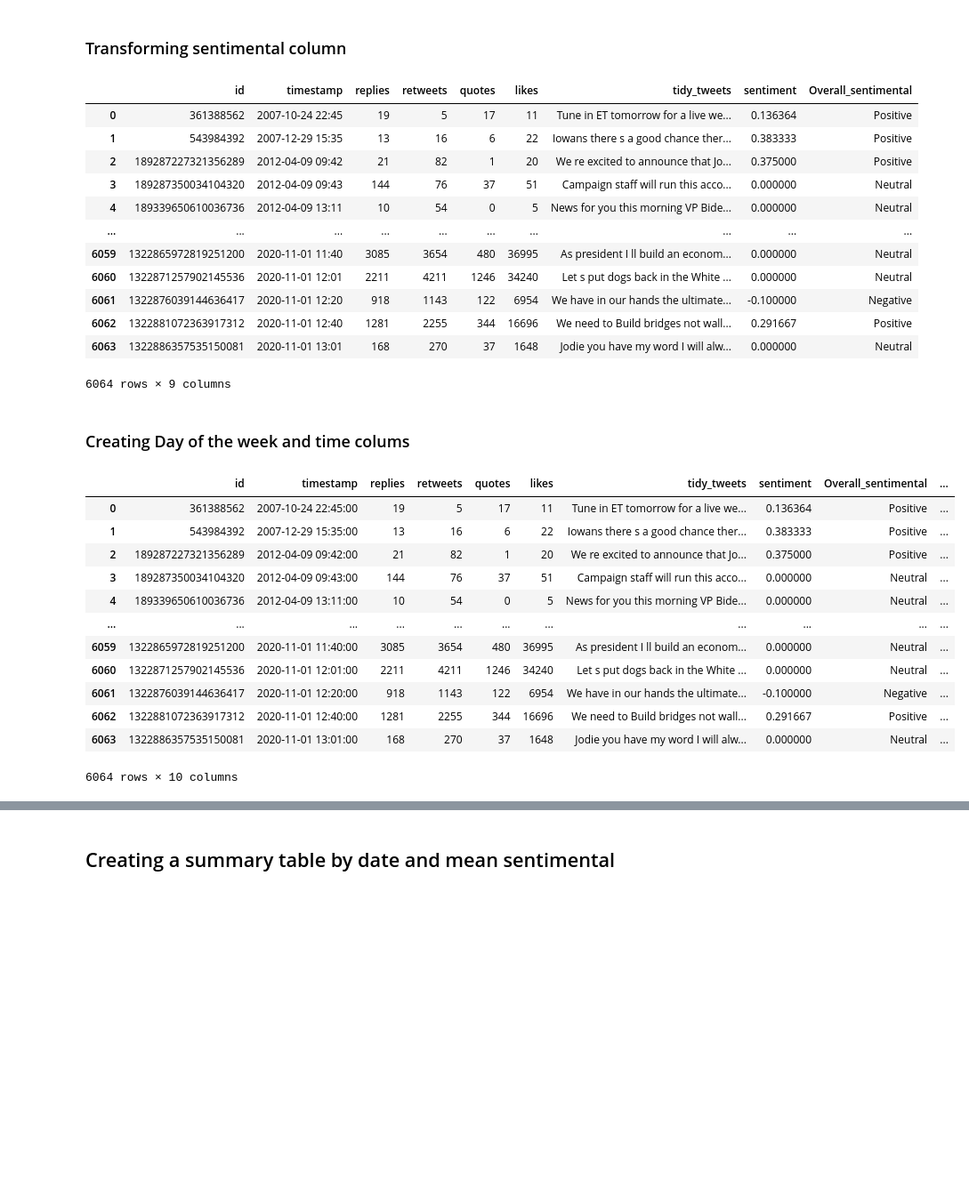
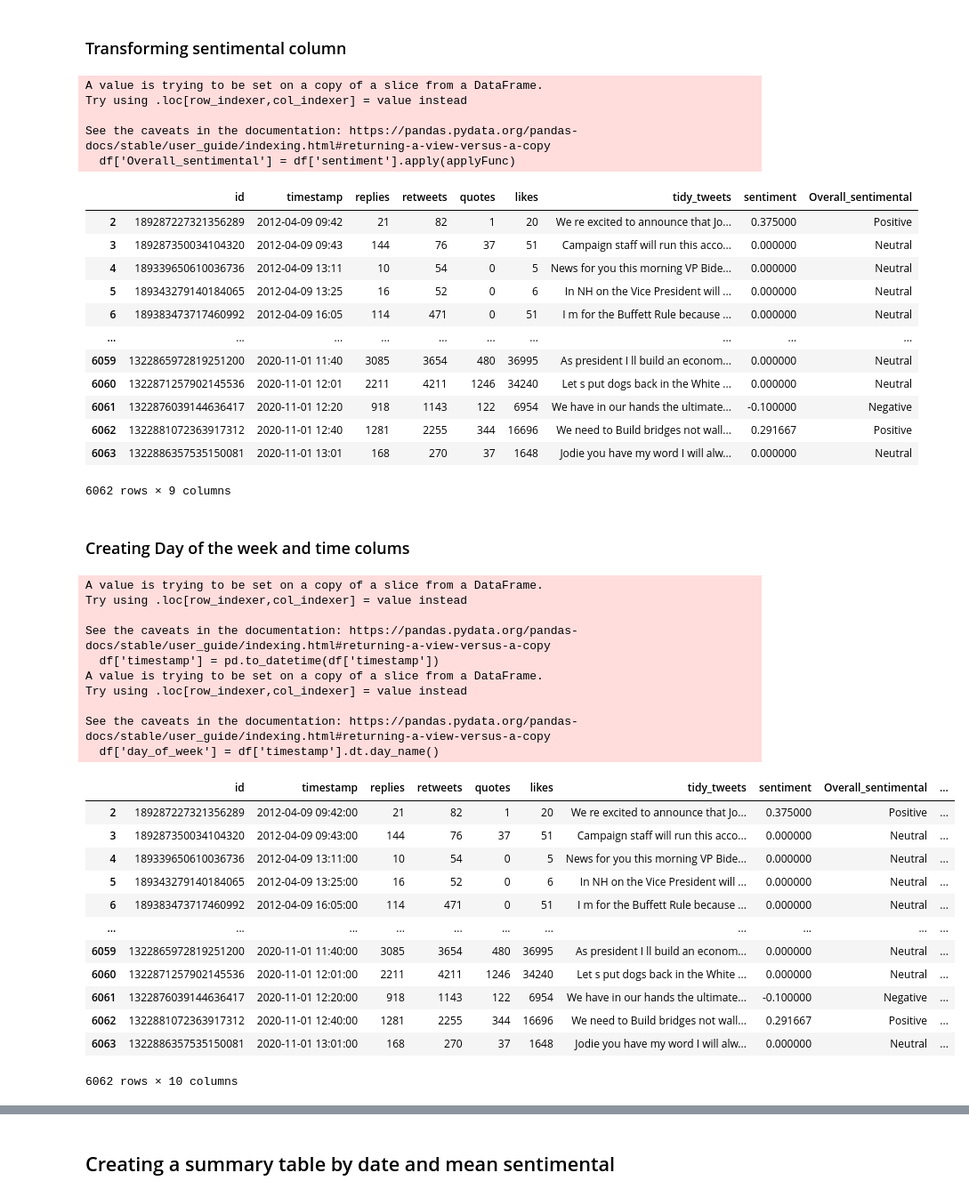
Before and after one commit to richard-gm/webServerDataViz, a Jupyter notebook: Sentimental_analysis_JoeBiden.ipynb, the cells around one changed output, grey strips where cells are left out. Shown at 89% size. Drawn from its saved outputs; the diff is of its cells as text; code cells hidden in the pictures; blank space fills up the shorter version.

```diff
--- a/Sentimental_analysis_JoeBiden.ipynb
+++ b/Sentimental_analysis_JoeBiden.ipynb
@@ -31,4 +33,4 @@ quotes       0
 likes        0
 dtype: int64
 # %%
-data.drop(["url"], axis =1,inplace=True)
+df.drop(["url"], axis =1,inplace=True)
@@ -46,7 +53,7 @@ Requirement already satisfied, skipping upgrade: tqdm in /opt/anaconda3/lib/pyth
 Note: you may need to restart the kernel to use updated packages.
 # %%
 #Cleanning up tweet column
-data['tidy_tweets'] = data['tweet'].str.replace('[^a-zA-Z#]+',' ')
-data.drop(["tweet"], axis =1,inplace=True)
-data
+df['tidy_tweets'] = df['tweet'].str.replace('[^a-zA-Z#]+',' ')
+df.drop(["tweet"], axis =1,inplace=True)
+df
 # %% [output]
@@ -68,6 +80,6 @@ data
 import pandas as pd
 from textblob import TextBlob
 
-data['sentiment'] = data.tidy_tweets.apply(lambda x: TextBlob(str(x)).sentiment.polarity)
-data
+df['sentiment'] = df.tidy_tweets.apply(lambda x: TextBlob(str(x)).sentiment.polarity)
+df
 # %% [output]
@@ -94,41 +111,56 @@ def applyFunc(s):
         return 'Negative'
     return 'Neutral'
 
-data['Overall_sentimental'] = data['sentiment'].apply(applyFunc)
-data
+df['Overall_sentimental'] = df['sentiment'].apply(applyFunc)
+df
 # %% [output]
+A value is trying to be set on a copy of a slice from a DataFrame.
+Try using .loc[row_indexer,col_indexer] = value instead
+
+See the caveats in the documentation: https://pandas.pydata.org/pandas-docs/stable/user_guide/indexing.html#returning-a-view-versus-a-copy
+  df['Overall_sentimental'] = df['sentiment'].apply(applyFunc)
 |  | id | timestamp | replies | retweets | quotes | likes | tidy_tweets | sentiment | Overall_sentimental |
-| 0 | 361388562 | 2007-10-24 22:45 | 19 | 5 | 17 | 11 | Tune in ET tomorrow for a live we... | 0.136364 | Positive |
-| 1 | 543984392 | 2007-12-29 15:35 | 13 | 16 | 6 | 22 | Iowans there s a good chance ther... | 0.383333 | Positive |
 | 2 | 189287227321356289 | 2012-04-09 09:42 | 21 | 82 | 1 | 20 | We re excited to announce that Jo... | 0.375000 | Positive |
 | 3 | 189287350034104320 | 2012-04-09 09:43 | 144 | 76 | 37 | 51 | Campaign staff will run this acco... | 0.000000 | Neutral |
 | 4 | 189339650610036736 | 2012-04-09 13:11 | 10 | 54 | 0 | 5 | News for you this morning VP Bide... | 0.000000 | Neutral |
+| 5 | 189343279140184065 | 2012-04-09 13:25 | 16 | 52 | 0 | 6 | In NH on the Vice President will ... | 0.000000 | Neutral |
+| 6 | 189383473717460992 | 2012-04-09 16:05 | 114 | 471 | 0 | 51 | I m for the Buffett Rule because ... | 0.000000 | Neutral |
 | ... | ... | ... | ... | ... | ... | ... | ... | ... | ... |
 | 6059 | 1322865972819251200 | 2020-11-01 11:40 | 3085 | 3654 | 480 | 36995 | As president I ll build an econom... | 0.000000 | Neutral |
 | 6060 | 1322871257902145536 | 2020-11-01 12:01 | 2211 | 4211 | 1246 | 34240 | Let s put dogs back in the White ... | 0.000000 | Neutral |
 | 6061 | 1322876039144636417 | 2020-11-01 12:20 | 918 | 1143 | 122 | 6954 | We have in our hands the ultimate... | -0.100000 | Negative |
 | 6062 | 1322881072363917312 | 2020-11-01 12:40 | 1281 | 2255 | 344 | 16696 | We need to Build bridges not wall... | 0.291667 | Positive |
 | 6063 | 1322886357535150081 | 2020-11-01 13:01 | 168 | 270 | 37 | 1648 | Jodie you have my word I will alw... | 0.000000 | Neutral |
-6064 rows × 9 columns
+6062 rows × 9 columns
 # %% [markdown]
 ### Creating Day of the week and time colums
 # %%
-data['timestamp'] = pd.to_datetime(data['timestamp'])
+df['timestamp'] = pd.to_datetime(df['timestamp'])
 
-data['day_of_week'] = data['timestamp'].dt.day_name()
-data
+df['day_of_week'] = df['timestamp'].dt.day_name()
+df
 # %% [output]
+A value is trying to be set on a copy of a slice from a DataFrame.
+Try using .loc[row_indexer,col_indexer] = value instead
+
+See the caveats in the documentation: https://pandas.pydata.org/pandas-docs/stable/user_guide/indexing.html#returning-a-view-versus-a-copy
+  df['timestamp'] = pd.to_datetime(df['timestamp'])
+A value is trying to be set on a copy of a slice from a DataFrame.
+Try using .loc[row_indexer,col_indexer] = value instead
+
+See the caveats in the documentation: https://pandas.pydata.org/pandas-docs/stable/user_guide/indexing.html#returning-a-view-versus-a-copy
+  df['day_of_week'] = df['timestamp'].dt.day_name()
 |  | id | timestamp | replies | retweets | quotes | likes | tidy_tweets | sentiment | Overall_sentimental | ... |
-| 0 | 361388562 | 2007-10-24 22:45:00 | 19 | 5 | 17 | 11 | Tune in ET tomorrow for a live we... | 0.136364 | Positive | ... |
-| 1 | 543984392 | 2007-12-29 15:35:00 | 13 | 16 | 6 | 22 | Iowans there s a good chance ther... | 0.383333 | Positive | ... |
 | 2 | 189287227321356289 | 2012-04-09 09:42:00 | 21 | 82 | 1 | 20 | We re excited to announce that Jo... | 0.375000 | Positive | ... |
 | 3 | 189287350034104320 | 2012-04-09 09:43:00 | 144 | 76 | 37 | 51 | Campaign staff will run this acco... | 0.000000 | Neutral | ... |
 | 4 | 189339650610036736 | 2012-04-09 13:11:00 | 10 | 54 | 0 | 5 | News for you this morning VP Bide... | 0.000000 | Neutral | ... |
+| 5 | 189343279140184065 | 2012-04-09 13:25:00 | 16 | 52 | 0 | 6 | In NH on the Vice President will ... | 0.000000 | Neutral | ... |
+| 6 | 189383473717460992 | 2012-04-09 16:05:00 | 114 | 471 | 0 | 51 | I m for the Buffett Rule because ... | 0.000000 | Neutral | ... |
 | ... | ... | ... | ... | ... | ... | ... | ... | ... | ... | ... |
 | 6059 | 1322865972819251200 | 2020-11-01 11:40:00 | 3085 | 3654 | 480 | 36995 | As president I ll build an econom... | 0.000000 | Neutral | ... |
 | 6060 | 1322871257902145536 | 2020-11-01 12:01:00 | 2211 | 4211 | 1246 | 34240 | Let s put dogs back in the White ... | 0.000000 | Neutral | ... |
 | 6061 | 1322876039144636417 | 2020-11-01 12:20:00 | 918 | 1143 | 122 | 6954 | We have in our hands the ultimate... | -0.100000 | Negative | ... |
 | 6062 | 1322881072363917312 | 2020-11-01 12:40:00 | 1281 | 2255 | 344 | 16696 | We need to Build bridges not wall... | 0.291667 | Positive | ... |
 | 6063 | 1322886357535150081 | 2020-11-01 13:01:00 | 168 | 270 | 37 | 1648 | Jodie you have my word I will alw... | 0.000000 | Neutral | ... |
-6064 rows × 10 columns
+6062 rows × 10 columns
 # %%
```
Also changed, not shown: parts of 29 cells of this notebook, 3 other files.
